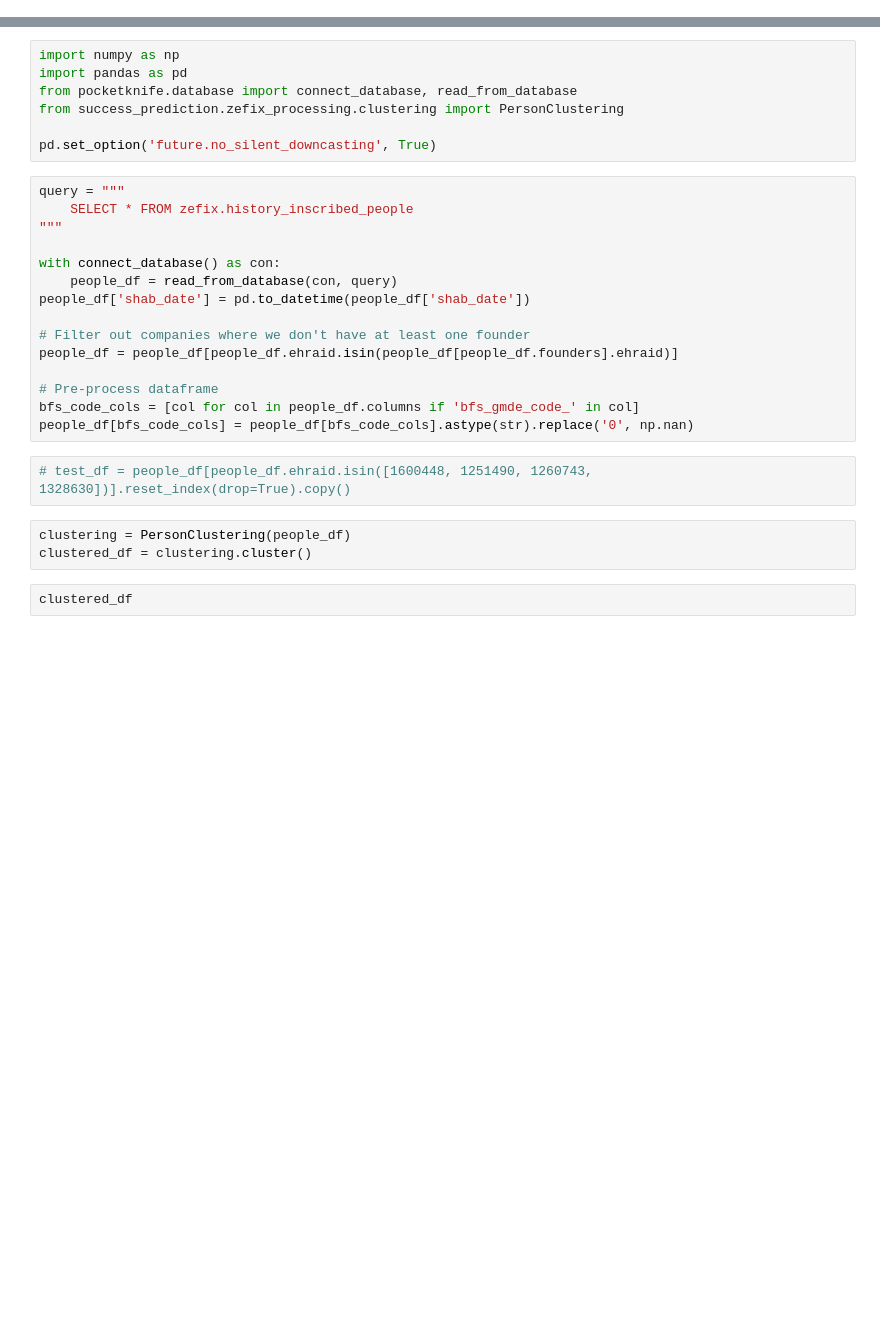
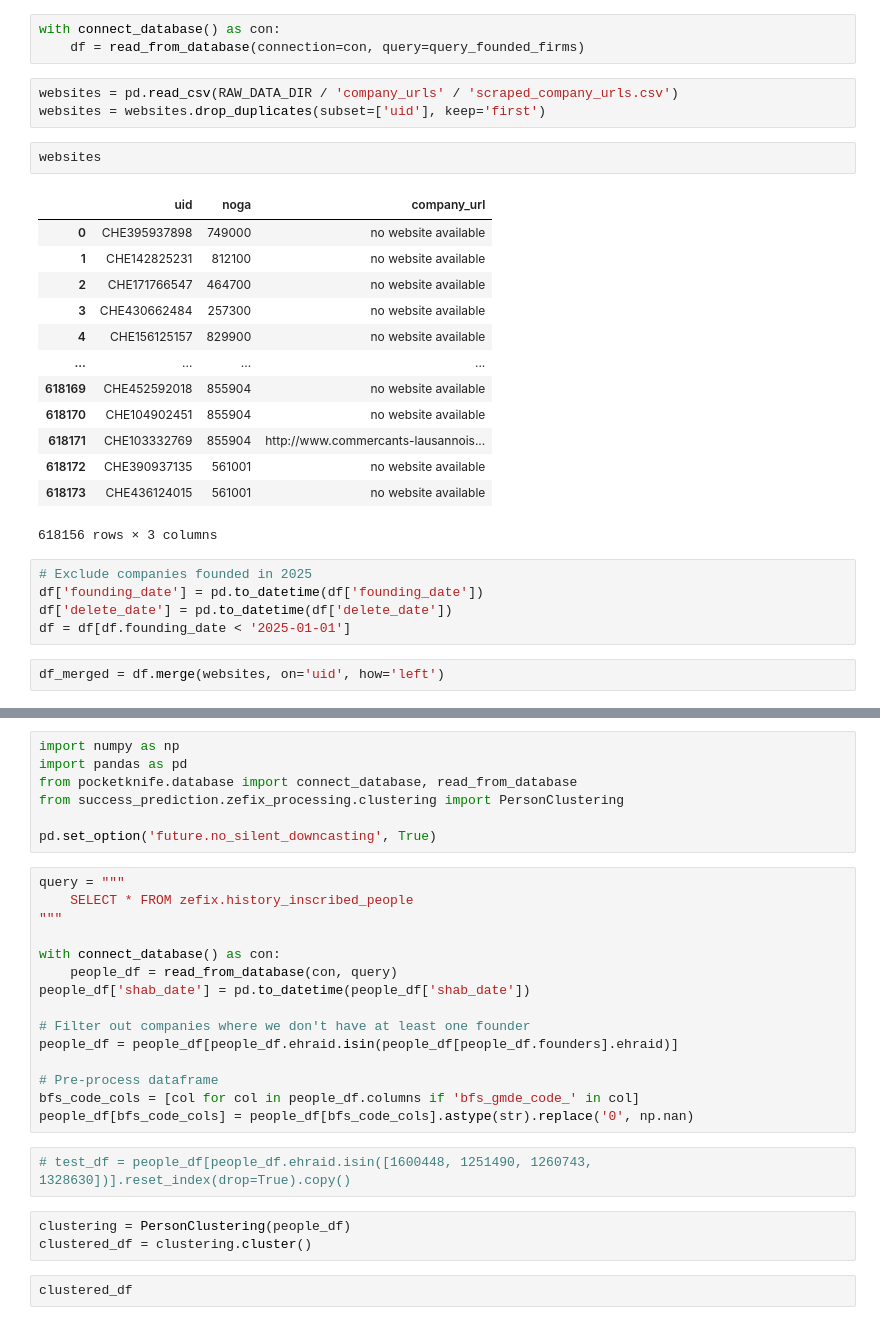
Before and after one commit to MaBlock7/company_success_prediction, a Jupyter notebook: success_prediction/zefix_feature_engineering.ipynb, the cells around one changed output, grey strips where cells are left out. Drawn from its saved outputs; the diff is of its cells as text; blank space fills up the shorter version.

```diff
--- a/success_prediction/zefix_feature_engineering.ipynb
+++ b/success_prediction/zefix_feature_engineering.ipynb
@@ -0,0 +75,29 @@
+# %%
+with connect_database() as con:
+    df = read_from_database(connection=con, query=query_founded_firms)
+# %%
+websites = pd.read_csv(RAW_DATA_DIR / 'company_urls' / 'scraped_company_urls.csv')
+websites = websites.drop_duplicates(subset=['uid'], keep='first')
+# %%
+websites
+# %% [output]
+|  | uid | noga | company_url |
+| 0 | CHE395937898 | 749000 | no website available |
+| 1 | CHE142825231 | 812100 | no website available |
+| 2 | CHE171766547 | 464700 | no website available |
+| 3 | CHE430662484 | 257300 | no website available |
+| 4 | CHE156125157 | 829900 | no website available |
+| ... | ... | ... | ... |
+| 618169 | CHE452592018 | 855904 | no website available |
+| 618170 | CHE104902451 | 855904 | no website available |
+| 618171 | CHE103332769 | 855904 | http://www.commercants-lausannois... |
+| 618172 | CHE390937135 | 561001 | no website available |
+| 618173 | CHE436124015 | 561001 | no website available |
+618156 rows × 3 columns
+# %%
+# Exclude companies founded in 2025
+df['founding_date'] = pd.to_datetime(df['founding_date'])
+df['delete_date'] = pd.to_datetime(df['delete_date'])
+df = df[df.founding_date < '2025-01-01']
+# %%
+df_merged = df.merge(websites, on='uid', how='left')
```
Also changed, not shown: parts of 8 cells of this notebook, 3 other files.
